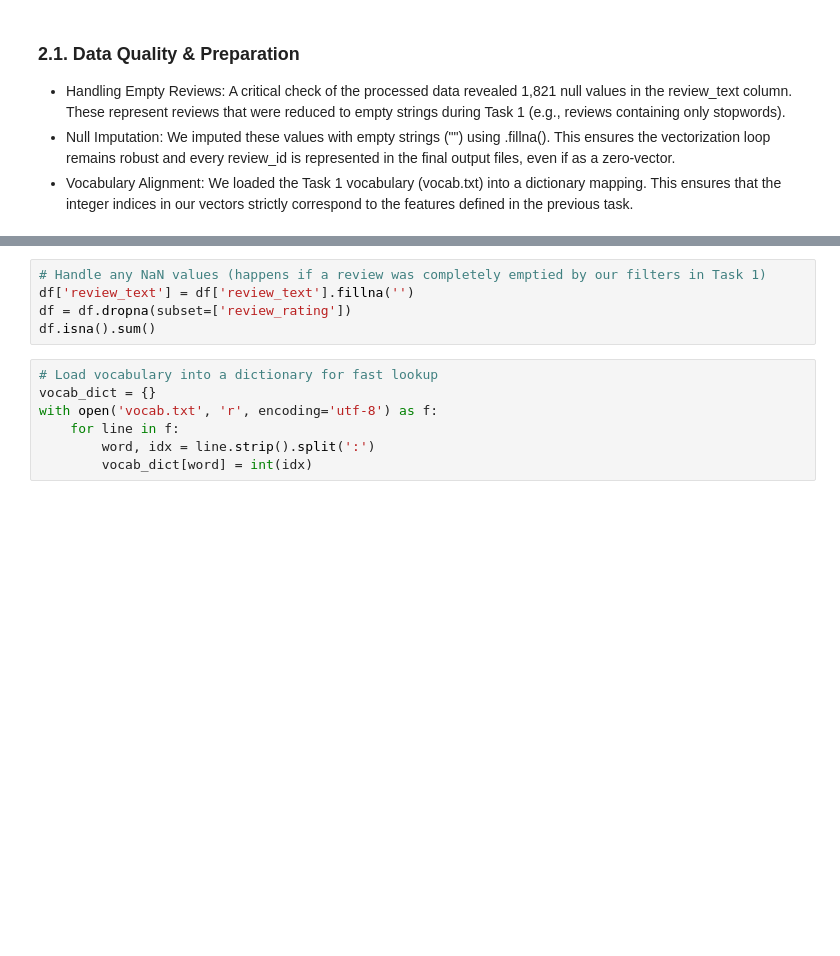
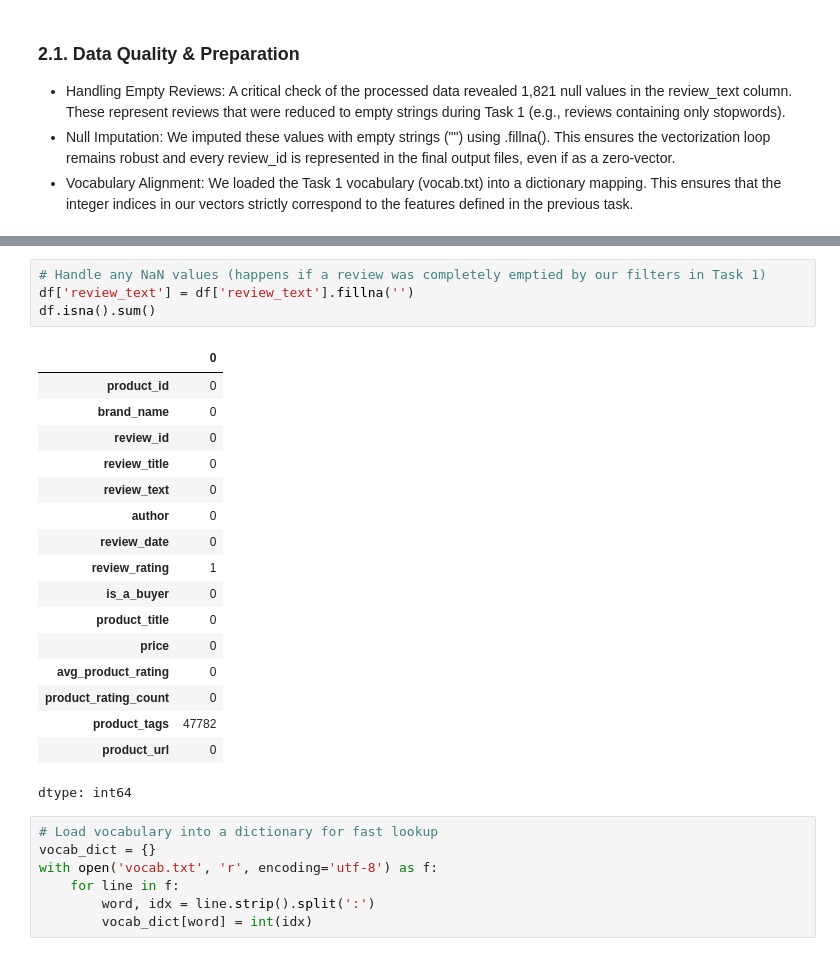
Before and after one commit to devslayr/Advanced-Programing-for-Data-Science, a Jupyter notebook: task2_3.ipynb, the cells around one changed output, grey strips where cells are left out. Drawn from its saved outputs; the diff is of its cells as text; blank space fills up the shorter version.

```diff
--- a/task2_3.ipynb
+++ b/task2_3.ipynb
@@ -70,8 +109,25 @@ df.isna().sum()
 # %%
 # Handle any NaN values (happens if a review was completely emptied by our filters in Task 1)
 df['review_text'] = df['review_text'].fillna('')
-df = df.dropna(subset=['review_rating'])
 df.isna().sum()
+# %% [output]
+|  | 0 |
+| product_id | 0 |
+| brand_name | 0 |
+| review_id | 0 |
+| review_title | 0 |
+| review_text | 0 |
+| author | 0 |
+| review_date | 0 |
+| review_rating | 1 |
+| is_a_buyer | 0 |
+| product_title | 0 |
+| price | 0 |
+| avg_product_rating | 0 |
+| product_rating_count | 0 |
+| product_tags | 47782 |
+| product_url | 0 |
+dtype: int64
 # %%
 # Load vocabulary into a dictionary for fast lookup
 vocab_dict = {}
```
Also changed, not shown: parts of 33 cells of this notebook, 1 other file.
